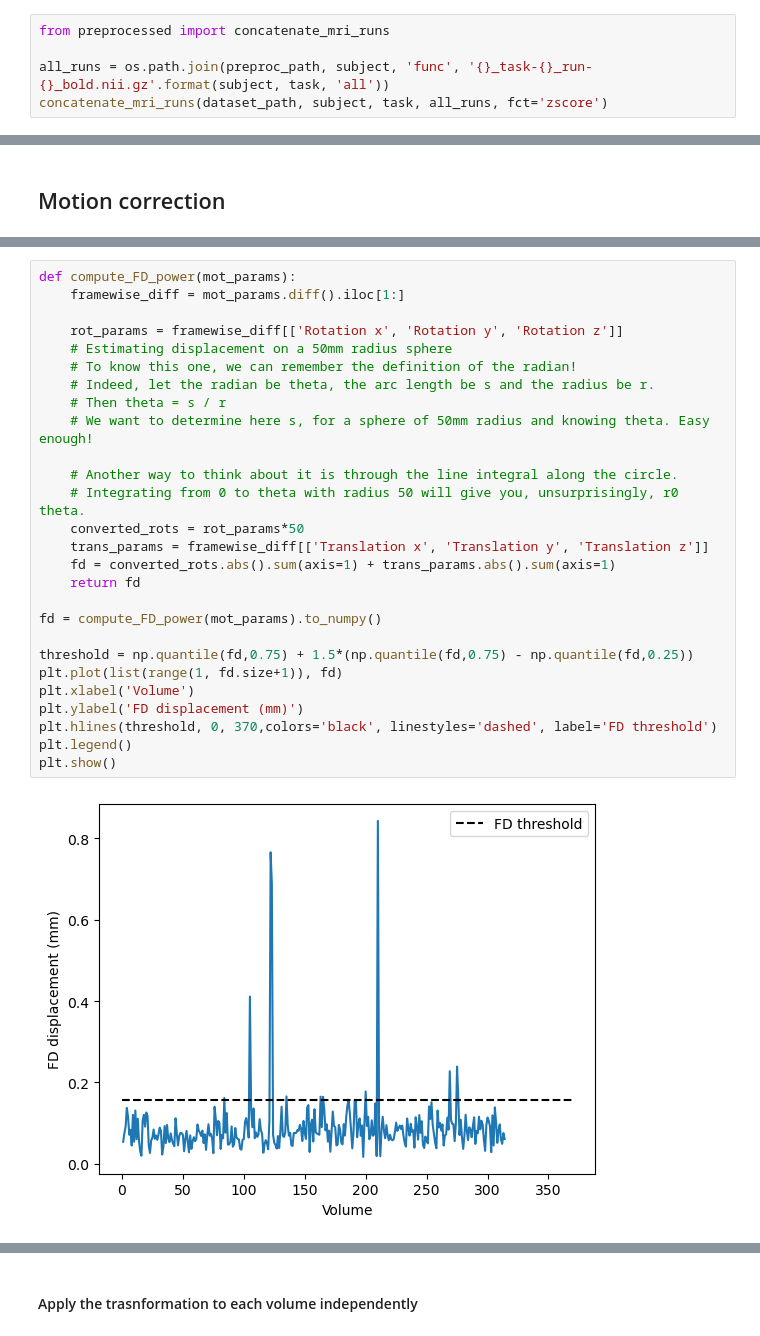
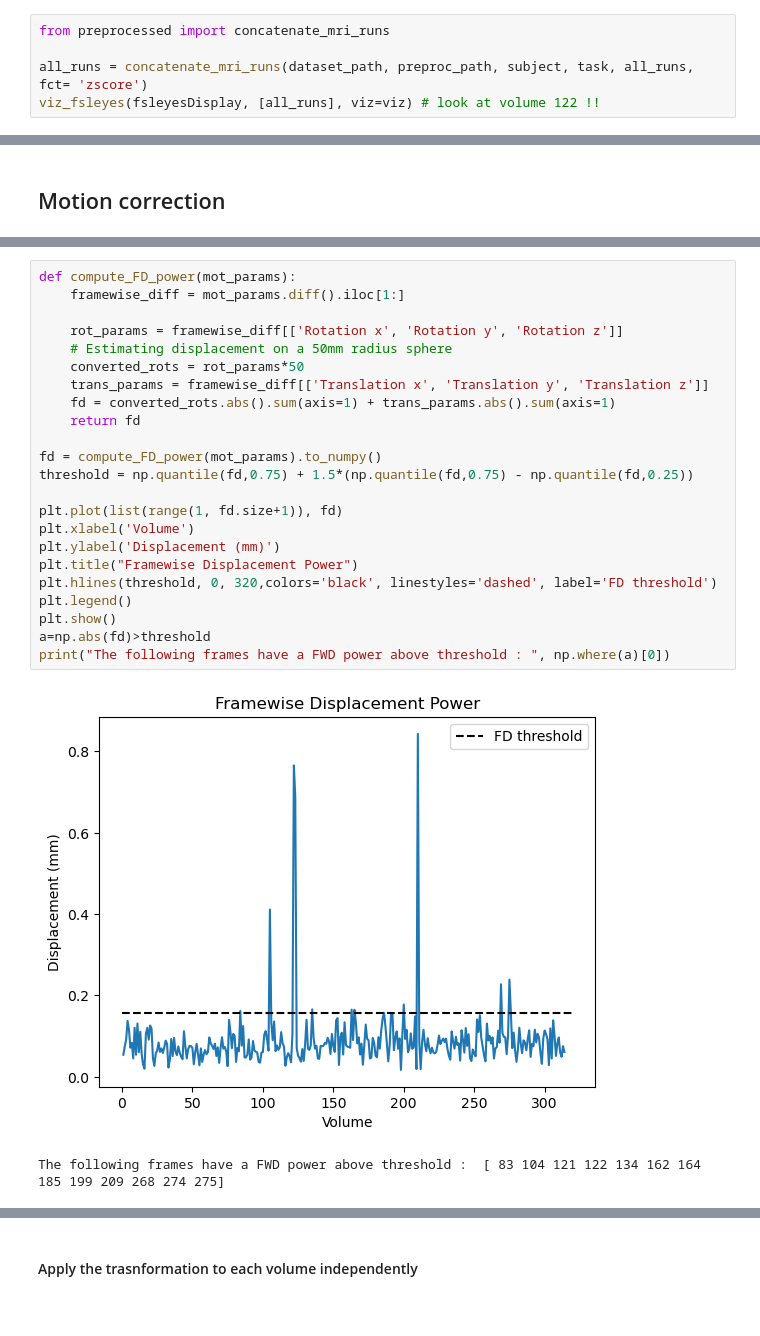
Before and after one commit to gdederichs/NSSP_project_1, a Jupyter notebook: preprocessing.ipynb, the cells around one changed output, grey strips where cells are left out. Cells and saved outputs as stored; diff of their text form.

Commit message:
cleaned preprocessing

```diff
--- a/preprocessing.ipynb
+++ b/preprocessing.ipynb
@@ -191,6 +136,6 @@ fsleyesDisplay.load(output_path+'_smoothed-6mm')
 # %%
 from preprocessed import concatenate_mri_runs
 
-all_runs = os.path.join(preproc_path, subject, 'func', '{}_task-{}_run-{}_bold.nii.gz'.format(subject, task, 'all'))
-concatenate_mri_runs(dataset_path, subject, task, all_runs, fct='zscore')
+all_runs = concatenate_mri_runs(dataset_path, preproc_path, subject, task, all_runs, fct= 'zscore')
+viz_fsleyes(fsleyesDisplay, [all_runs], viz=viz) # look at volume 122 !!
 # %% [output]
@@ -286,29 +218,26 @@ array([104, 121, 122, 209])
 # %%
 def compute_FD_power(mot_params):
     framewise_diff = mot_params.diff().iloc[1:]
 
     rot_params = framewise_diff[['Rotation x', 'Rotation y', 'Rotation z']]
     # Estimating displacement on a 50mm radius sphere
-    # To know this one, we can remember the definition of the radian!
-    # Indeed, let the radian be theta, the arc length be s and the radius be r.
-    # Then theta = s / r
-    # We want to determine here s, for a sphere of 50mm radius and knowing theta. Easy enough!
-
-    # Another way to think about it is through the line integral along the circle.
-    # Integrating from 0 to theta with radius 50 will give you, unsurprisingly, r0 theta.
     converted_rots = rot_params*50
     trans_params = framewise_diff[['Translation x', 'Translation y', 'Translation z']]
     fd = converted_rots.abs().sum(axis=1) + trans_params.abs().sum(axis=1)
     return fd
 
 fd = compute_FD_power(mot_params).to_numpy()
+threshold = np.quantile(fd,0.75) + 1.5*(np.quantile(fd,0.75) - np.quantile(fd,0.25))
 
-threshold = np.quantile(fd,0.75) + 1.5*(np.quantile(fd,0.75) - np.quantile(fd,0.25))
 plt.plot(list(range(1, fd.size+1)), fd)
 plt.xlabel('Volume')
-plt.ylabel('FD displacement (mm)')
-plt.hlines(threshold, 0, 370,colors='black', linestyles='dashed', label='FD threshold')
+plt.ylabel('Displacement (mm)')
+plt.title("Framewise Displacement Power")
+plt.hlines(threshold, 0, 320,colors='black', linestyles='dashed', label='FD threshold')
 plt.legend()
 plt.show()
+a=np.abs(fd)>threshold
+print("The following frames have a FWD power above threshold : ", np.where(a)[0])
 # %% [output]
-[figure, old version]
+[figure, new version]
+The following frames have a FWD power above threshold :  [ 83 104 121 122 134 162 164 185 199 209 268 274 275]
```
Also changed, not shown: parts of 62 cells of this notebook, 3 other files.
